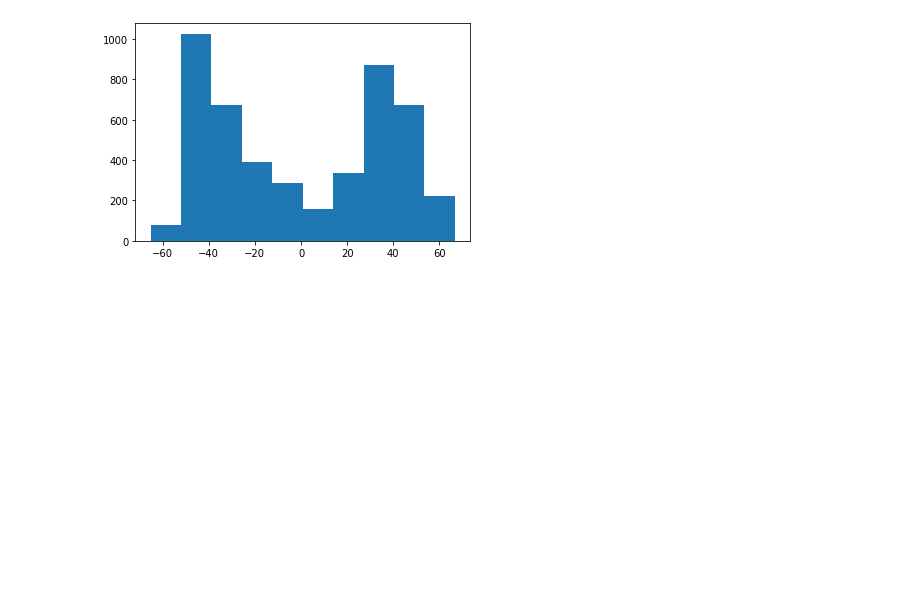
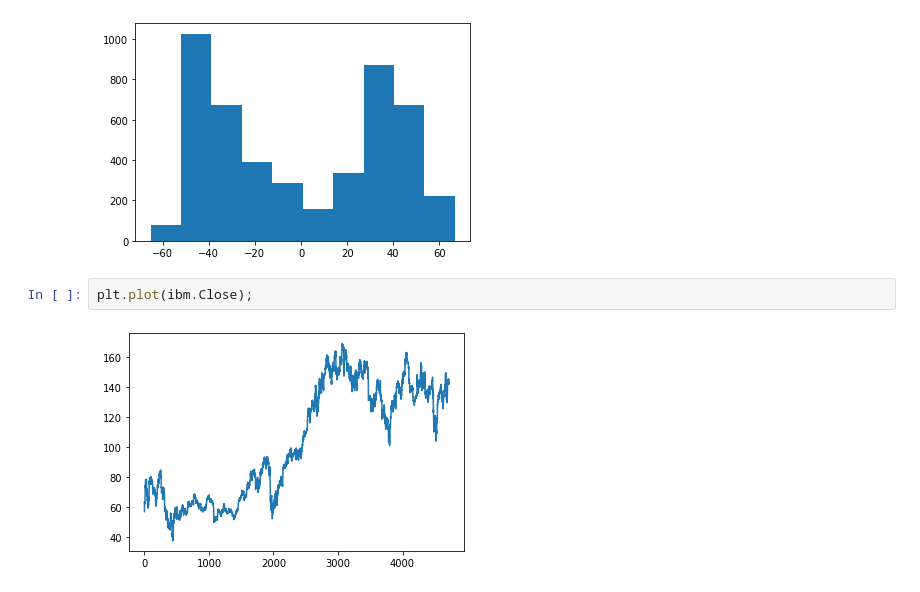
Before and after one commit to damiansp/TS, a Jupyter notebook: python/practical_TSA/04_ARIMA_models/04b_moving_average_models.py.ipynb, the cells around one changed output. Saved outputs shown, nothing was run; the diff lists cells and outputs as text; blank space fills up the shorter version.

```diff
--- a/python/practical_TSA/04_ARIMA_models/04b_moving_average_models.py.ipynb
+++ b/python/practical_TSA/04_ARIMA_models/04b_moving_average_models.py.ipynb
@@ -156,3 +156,7 @@ plot_pacf(ibm.resid, lags=30);
 plt.hist(ibm.resid);
 # %% [output]
 [figure]
+# %%
+plt.plot(ibm.Close);
+# %% [output]
+[figure, added]
```
Also changed, not shown: parts of 11 cells of this notebook.
